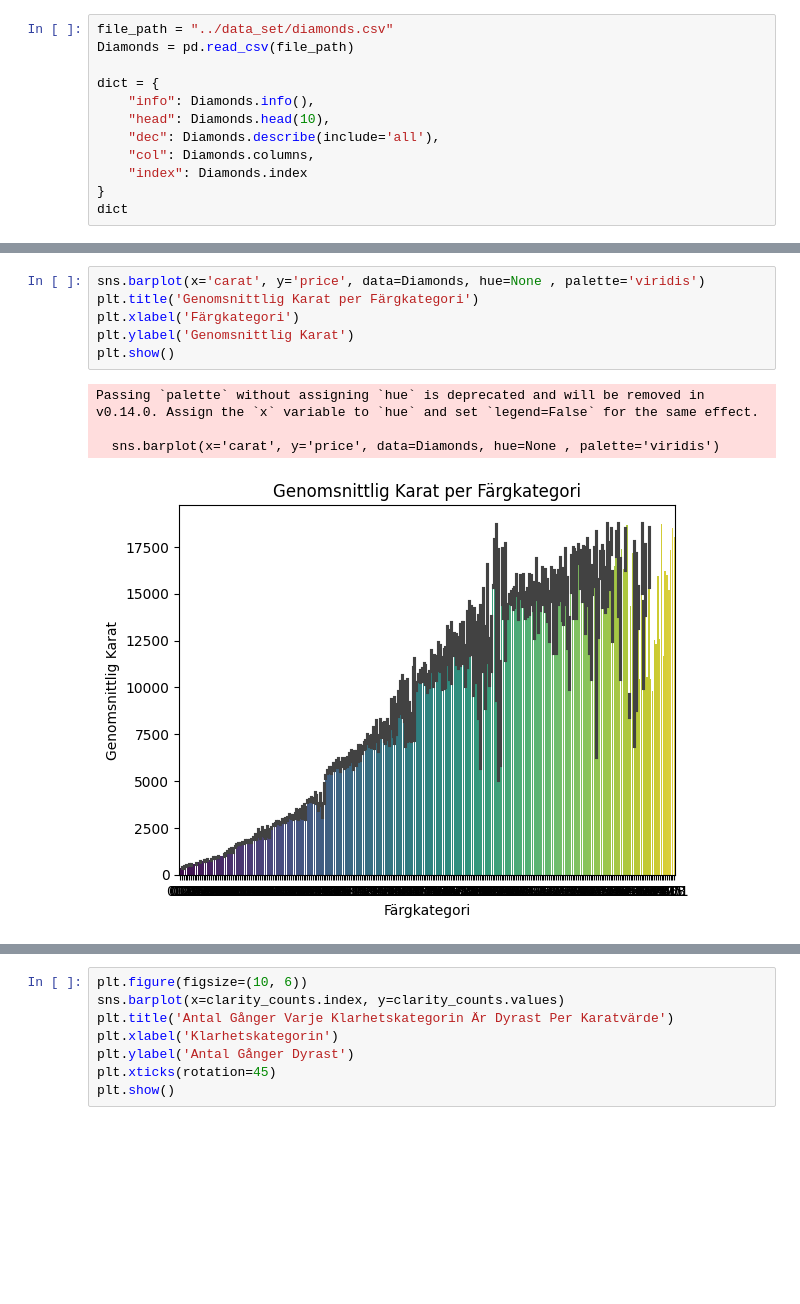
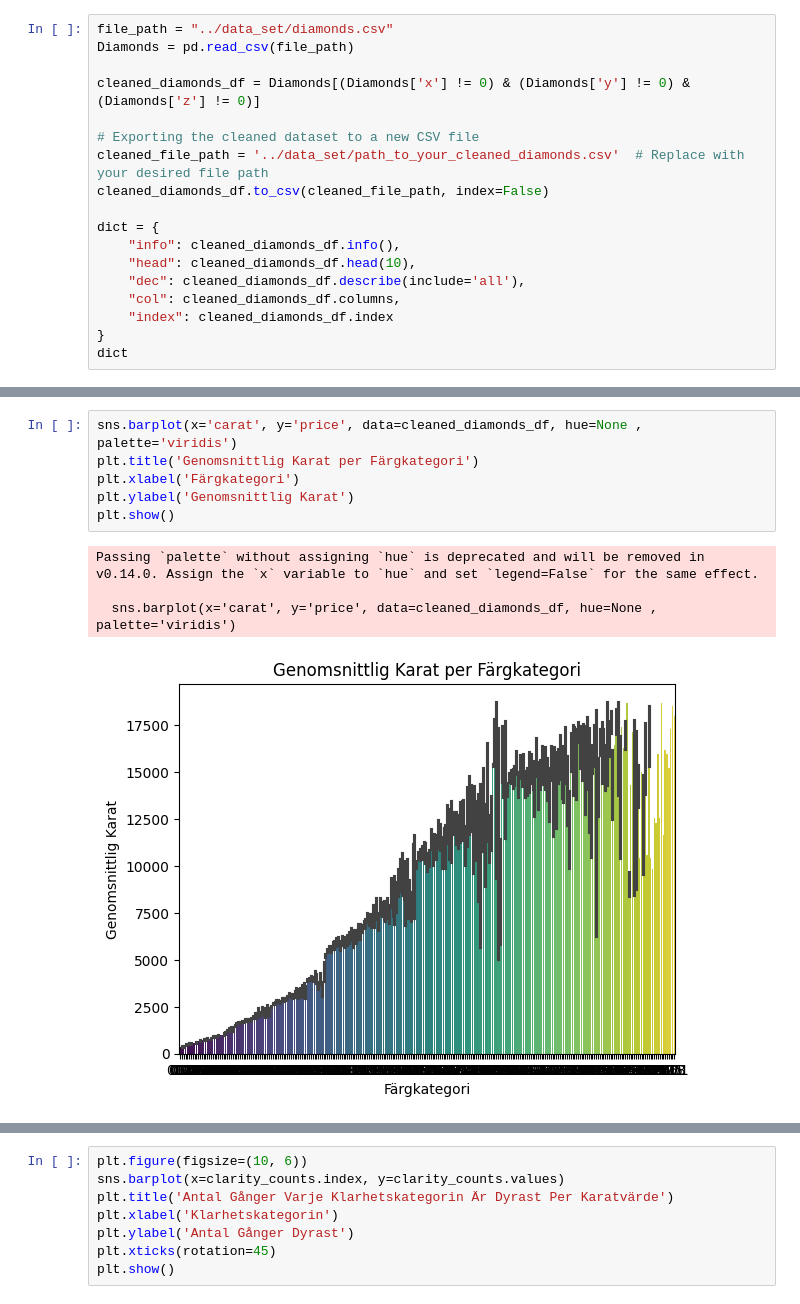
Before and after one commit to Kevinthulin/Statistik_2024, a Jupyter notebook: Statistik.ipynb, the cells around one changed output, grey strips where cells are left out. Drawn from its saved outputs; the diff is of its cells as text; blank space fills up the shorter version.

```diff
--- a/Statistik.ipynb
+++ b/Statistik.ipynb
@@ -9,12 +14,18 @@ from scipy.stats import norm
 file_path = "../data_set/diamonds.csv"
 Diamonds = pd.read_csv(file_path)
 
+cleaned_diamonds_df = Diamonds[(Diamonds['x'] != 0) & (Diamonds['y'] != 0) & (Diamonds['z'] != 0)]
+
+# Exporting the cleaned dataset to a new CSV file
+cleaned_file_path = '../data_set/path_to_your_cleaned_diamonds.csv'  # Replace with your desired file path
+cleaned_diamonds_df.to_csv(cleaned_file_path, index=False)
+
 dict = {
-    "info": Diamonds.info(),
-    "head": Diamonds.head(10),
-    "dec": Diamonds.describe(include='all'),
-    "col": Diamonds.columns,
-    "index": Diamonds.index
+    "info": cleaned_diamonds_df.info(),
+    "head": cleaned_diamonds_df.head(10),
+    "dec": cleaned_diamonds_df.describe(include='all'),
+    "col": cleaned_diamonds_df.columns,
+    "index": cleaned_diamonds_df.index
 }
 dict
 # %% [output]
@@ -55,11 +66,11 @@ memory usage: 4.1+ MB
 # %%
-sns.barplot(x='carat', y='price', data=Diamonds, hue=None , palette='viridis')
+sns.barplot(x='carat', y='price', data=cleaned_diamonds_df, hue=None , palette='viridis')
 plt.title('Genomsnittlig Karat per Färgkategori')
 plt.xlabel('Färgkategori')
 plt.ylabel('Genomsnittlig Karat')
 plt.show()
 # %% [output]
 Passing `palette` without assigning `hue` is deprecated and will be removed in v0.14.0. Assign the `x` variable to `hue` and set `legend=False` for the same effect.
 
-  sns.barplot(x='carat', y='price', data=Diamonds, hue=None , palette='viridis')
+  sns.barplot(x='carat', y='price', data=cleaned_diamonds_df, hue=None , palette='viridis')
-[figure, old version]
+[figure, new version]
```
Also changed, not shown: parts of 30 cells of this notebook, 1 other file.
